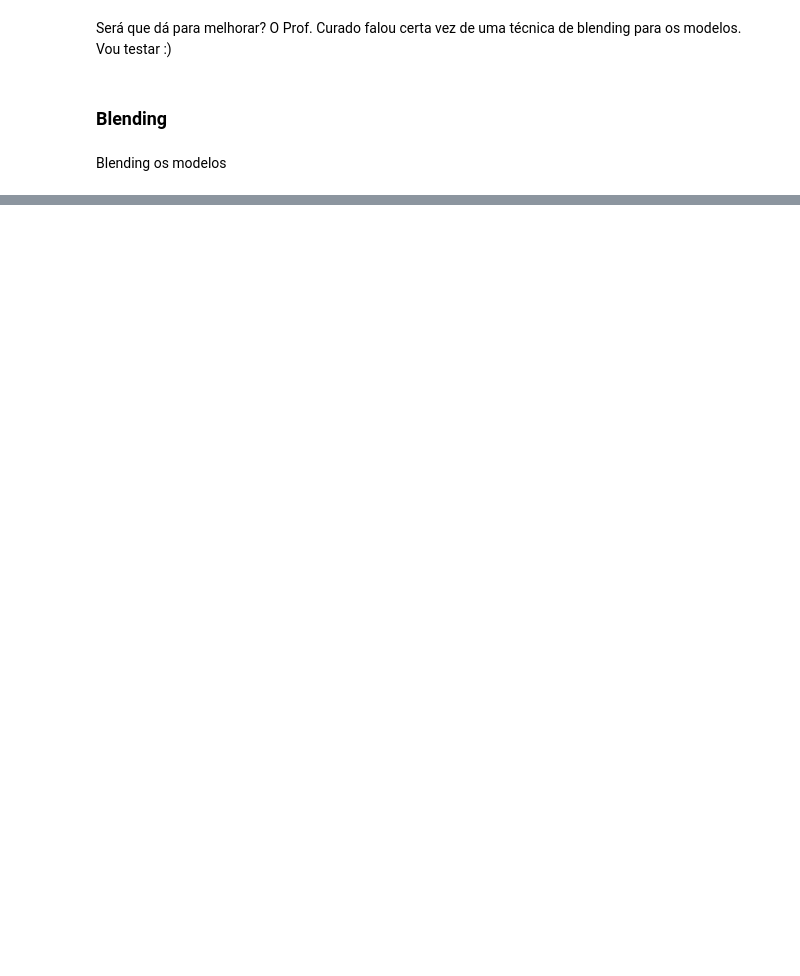
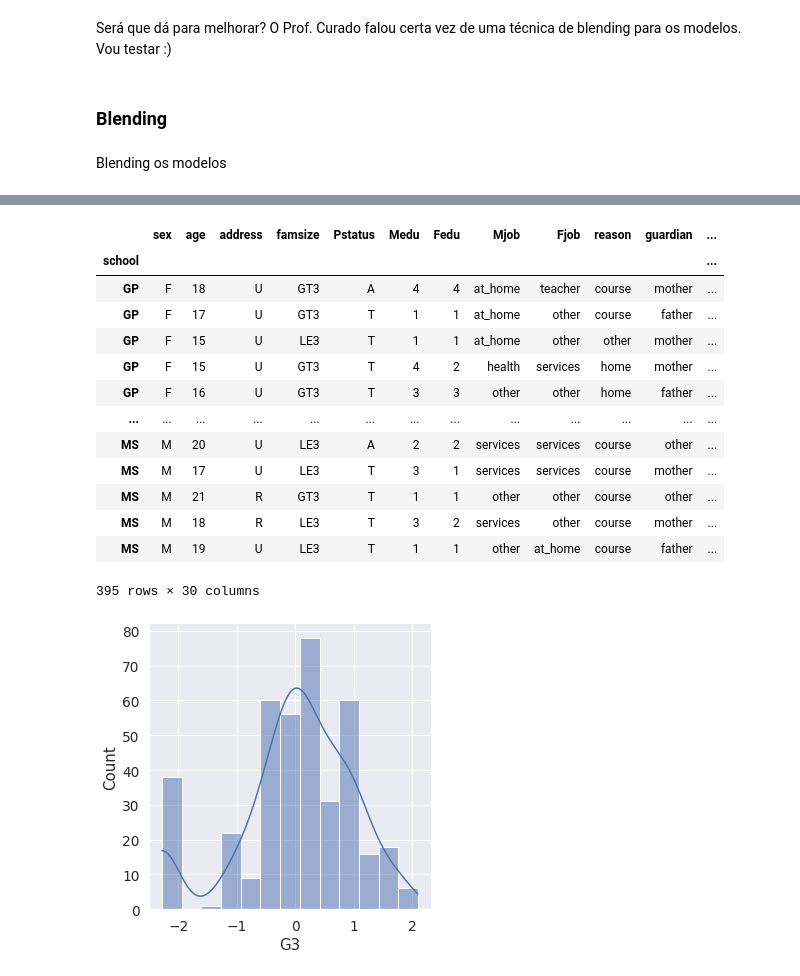
Before and after one commit to gbam-ds/Lista, a Jupyter notebook: Lista_GBaroni.ipynb, the cells around one changed output, grey strips where cells are left out. Cells and saved outputs as stored; diff of their text form; code cells hidden in the pictures; blank space fills up the shorter version.

```diff
--- a/Lista_GBaroni.ipynb
+++ b/Lista_GBaroni.ipynb
@@ -488,0 +594,14 @@ RMSLE score:
+# %%
+#limite como na aula
+n_mat = 3
+upper_limit = df_mat['G3'].mean() + n_mat*df_mat['G3'].std()
+lower_limit = df_mat['G3'].mean() - n_mat*df_mat['G3'].std()
+
+#trimmed
+mat_trimmed = + df_mat[(df_mat['G3'] < upper_limit) &
+                       (df_mat['G3'] > lower_limit)]
+
+#censored
+mat_censored = pd.DataFrame()
+mat_censored['G3'] = np.where(df_mat['G3'] > upper_limit, upper_limit,
+np.where(df_mat['G3'] < lower_limit, lower_limit, df_mat['G3']))
@@ -488,0 +620,22 @@ RMSLE score:
+# %%
+#agora para poder interpretar os resultados é necessário desnormalizar os dados
+mat_n = mat_trimmed
+mat_n['G3'] = mat_n['G3']* df_mat['G3'].std() + df_mat['G3'].mean()
+sns.displot(mat_n['G3'], kde = True)
+mat_n
+# %% [output]
+|  | sex | age | address | famsize | Pstatus | Medu | Fedu | Mjob | Fjob | reason | guardian | ... |
+| school |  |  |  |  |  |  |  |  |  |  |  | ... |
+| GP | F | 18 | U | GT3 | A | 4 | 4 | at_home | teacher | course | mother | ... |
+| GP | F | 17 | U | GT3 | T | 1 | 1 | at_home | other | course | father | ... |
+| GP | F | 15 | U | LE3 | T | 1 | 1 | at_home | other | other | mother | ... |
+| GP | F | 15 | U | GT3 | T | 4 | 2 | health | services | home | mother | ... |
+| GP | F | 16 | U | GT3 | T | 3 | 3 | other | other | home | father | ... |
+| ... | ... | ... | ... | ... | ... | ... | ... | ... | ... | ... | ... | ... |
+| MS | M | 20 | U | LE3 | A | 2 | 2 | services | services | course | other | ... |
+| MS | M | 17 | U | LE3 | T | 3 | 1 | services | services | course | mother | ... |
+| MS | M | 21 | R | GT3 | T | 1 | 1 | other | other | course | other | ... |
+| MS | M | 18 | R | LE3 | T | 3 | 2 | services | other | course | mother | ... |
+| MS | M | 19 | U | LE3 | T | 1 | 1 | other | at_home | course | father | ... |
+395 rows × 30 columns
+[figure, added]
```
Also changed, not shown: parts of 41 cells of this notebook.
